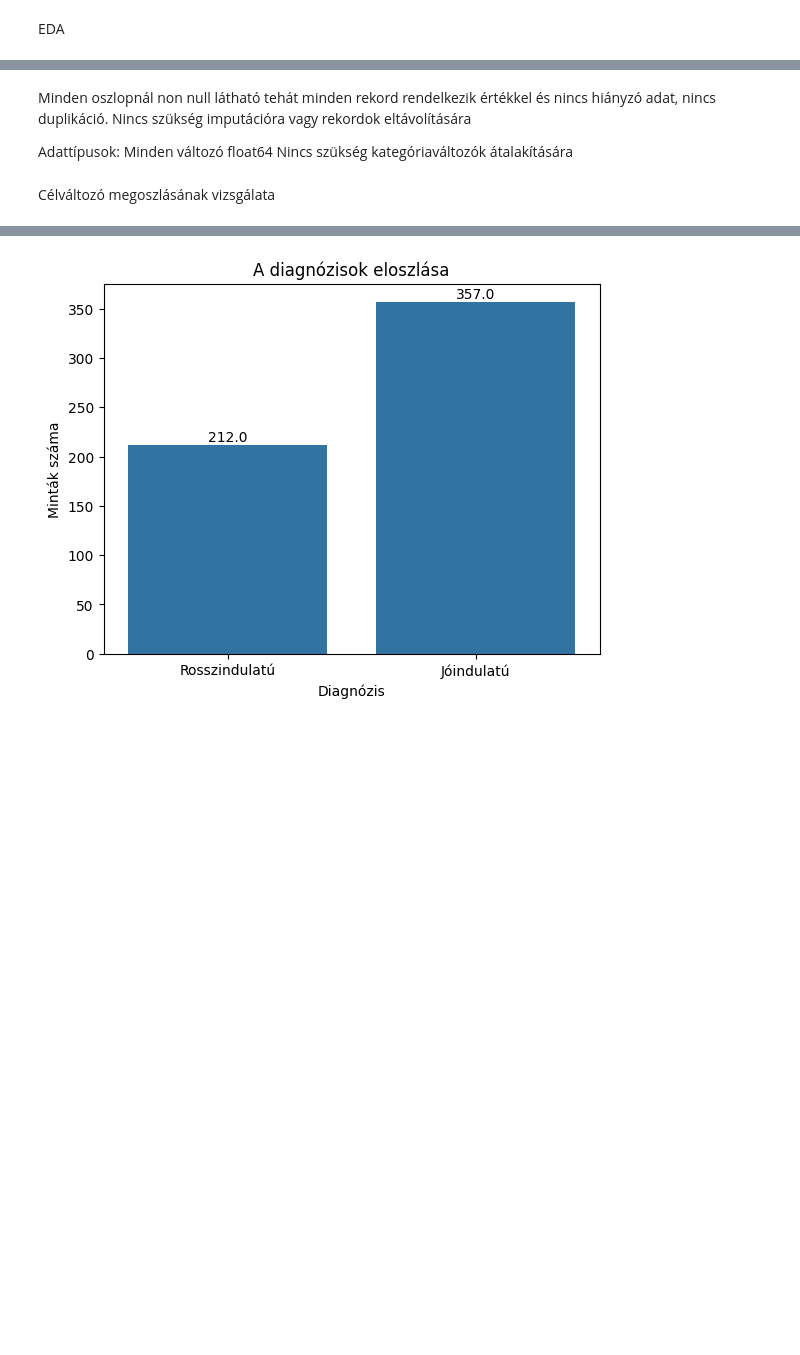
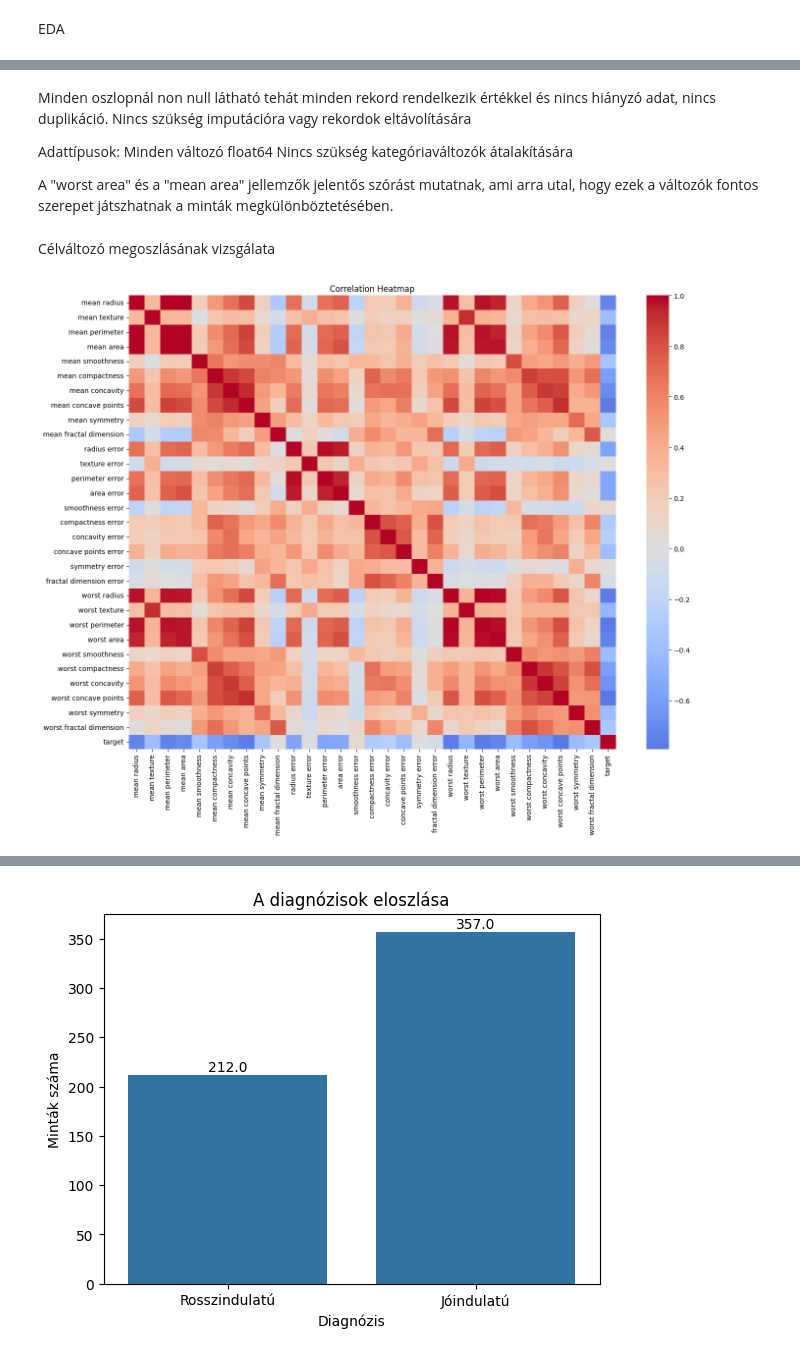
Before and after one commit to RaczNikoletta/Artificial-intelligence, a Jupyter notebook: PE_SupervisedML/beadando.ipynb, the cells around one changed output, grey strips where cells are left out. Cells and saved outputs as stored; diff of their text form; code cells hidden in the pictures; blank space fills up the shorter version.

```diff
--- a/PE_SupervisedML/beadando.ipynb
+++ b/PE_SupervisedML/beadando.ipynb
@@ -83,5 +99,22 @@ Minden oszlopnál non null látható tehát minden rekord rendelkezik értékkel
 Adattípusok:
 Minden változó float64
 Nincs szükség kategóriaváltozók átalakítására
+
+A "worst area" és a "mean area" jellemzők jelentős szórást mutatnak, ami arra utal, hogy ezek a változók fontos szerepet játszhatnak a minták megkülönböztetésében.
 # %% [markdown]
 Célváltozó megoszlásának vizsgálata
+# %%
+corr = df.select_dtypes(include=["number"]).corr()
+
+plt.figure(figsize=(16,12))
+
+sns.heatmap(
+    corr,
+    cmap="coolwarm",
+    center=0
+)
+
+plt.title("Correlation Heatmap")
+plt.show()
+# %% [output]
+[figure, added]
```
Also changed, not shown: parts of 6 cells of this notebook.
